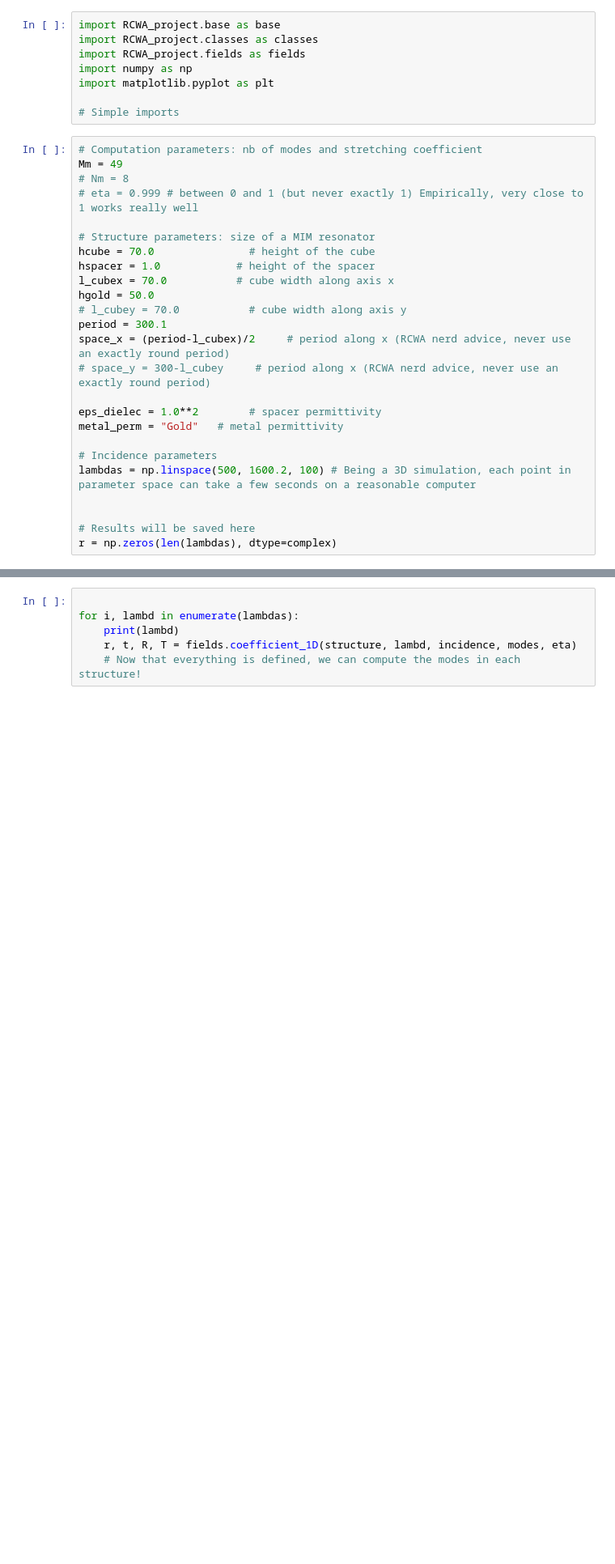
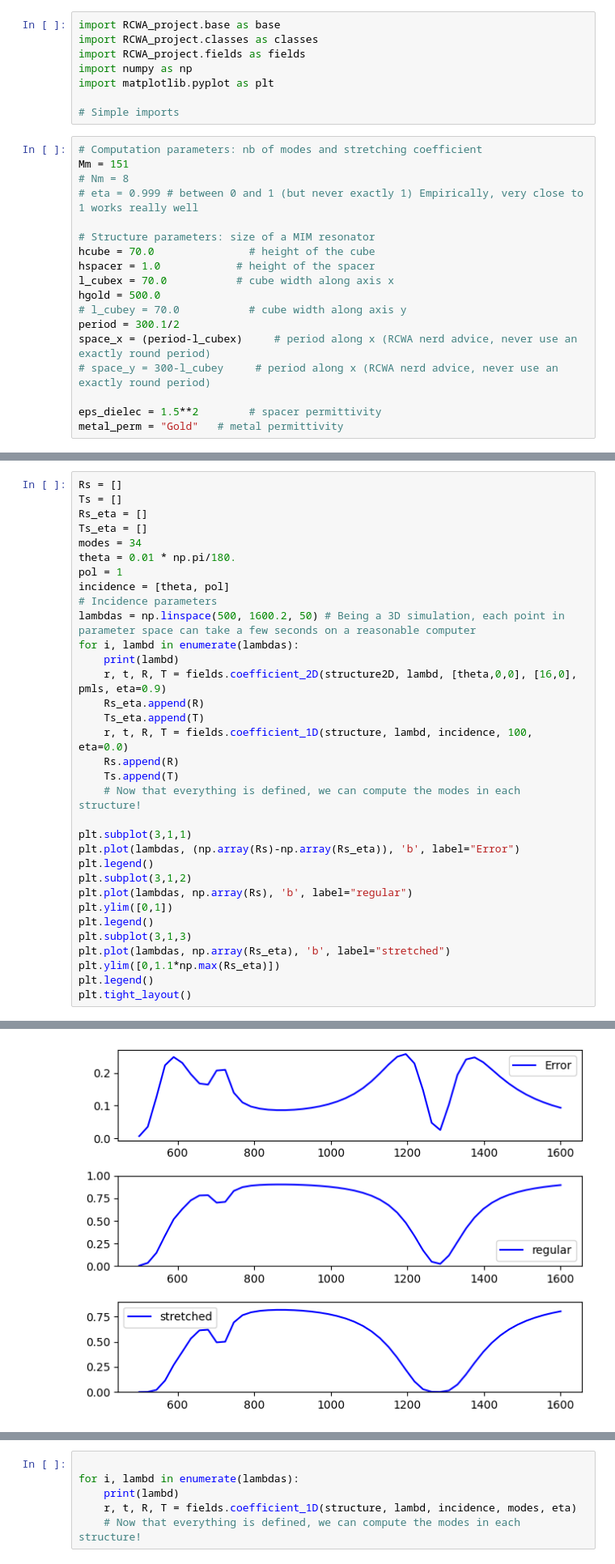
Before and after one commit to Milloupe/Code_RCWA, a Jupyter notebook: how_to_RCWA WIP.ipynb, the cells around one changed output, grey strips where cells are left out. Shown at 81% size. Drawn from its saved outputs; the diff is of its cells as text; blank space fills up the shorter version.

Commit message:
1D and 2D and pseudo 1D work. Benchmarking them again each other

```diff
--- a/how_to_RCWA WIP.ipynb
+++ b/how_to_RCWA WIP.ipynb
@@ -10,7 +10,7 @@ import matplotlib.pyplot as plt
 # Simple imports
 # %%
 # Computation parameters: nb of modes and stretching coefficient
-Mm = 49
+Mm = 151
 # Nm = 8
 # eta = 0.999 # between 0 and 1 (but never exactly 1) Empirically, very close to 1 works really well
 
@@ -18,20 +18,13 @@ Mm = 49
 hcube = 70.0               # height of the cube
 hspacer = 1.0            # height of the spacer
 l_cubex = 70.0           # cube width along axis x
-hgold = 50.0
+hgold = 500.0
 # l_cubey = 70.0           # cube width along axis y
-period = 300.1
-space_x = (period-l_cubex)/2     # period along x (RCWA nerd advice, never use an exactly round period)
+period = 300.1/2
+space_x = (period-l_cubex)     # period along x (RCWA nerd advice, never use an exactly round period)
 # space_y = 300-l_cubey     # period along x (RCWA nerd advice, never use an exactly round period)
 
-eps_dielec = 1.0**2        # spacer permittivity
+eps_dielec = 1.5**2        # spacer permittivity
 metal_perm = "Gold"   # metal permittivity
-
-# Incidence parameters
-lambdas = np.linspace(500, 1600.2, 100) # Being a 3D simulation, each point in parameter space can take a few seconds on a reasonable computer
-
-
-# Results will be saved here
-r = np.zeros(len(lambdas), dtype=complex)
 # %%
 pmlx=[0, 0]
@@ -113,0 +74,34 @@ Debugg compute_field_1D, M phase (1.5043984440810558+0.5530525461292931j) 0.3695
+# %%
+Rs = []
+Ts = []
+Rs_eta = []
+Ts_eta = []
+modes = 34
+theta = 0.01 * np.pi/180.
+pol = 1
+incidence = [theta, pol]
+# Incidence parameters
+lambdas = np.linspace(500, 1600.2, 50) # Being a 3D simulation, each point in parameter space can take a few seconds on a reasonable computer
+for i, lambd in enumerate(lambdas):
+    print(lambd)
+    r, t, R, T = fields.coefficient_2D(structure2D, lambd, [theta,0,0], [16,0], pmls, eta=0.9)
+    Rs_eta.append(R)
+    Ts_eta.append(T)
+    r, t, R, T = fields.coefficient_1D(structure, lambd, incidence, 100, eta=0.0)
+    Rs.append(R)
+    Ts.append(T)
+    # Now that everything is defined, we can compute the modes in each structure!
+
+plt.subplot(3,1,1)
+plt.plot(lambdas, (np.array(Rs)-np.array(Rs_eta)), 'b', label="Error")
+plt.legend()
+plt.subplot(3,1,2)
+plt.plot(lambdas, np.array(Rs), 'b', label="regular")
+plt.ylim([0,1])
+plt.legend()
+plt.subplot(3,1,3)
+plt.plot(lambdas, np.array(Rs_eta), 'b', label="stretched")
+plt.ylim([0,1.1*np.max(Rs_eta)])
+plt.legend()
+plt.tight_layout()
+# %% [output]
@@ -113,0 +125 @@ Debugg compute_field_1D, M phase (1.5043984440810558+0.5530525461292931j) 0.3695
+[figure, added]
```
Also changed, not shown: parts of 9 cells of this notebook, 13 other files.
